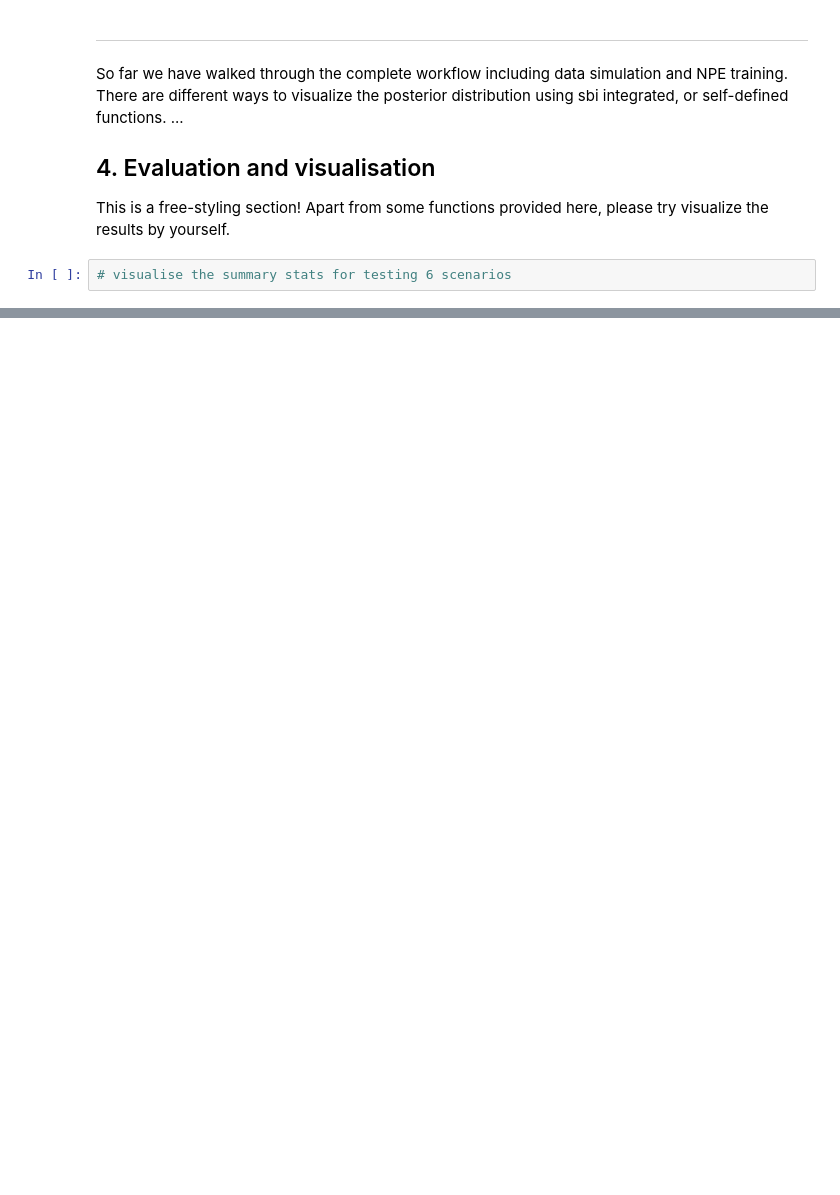
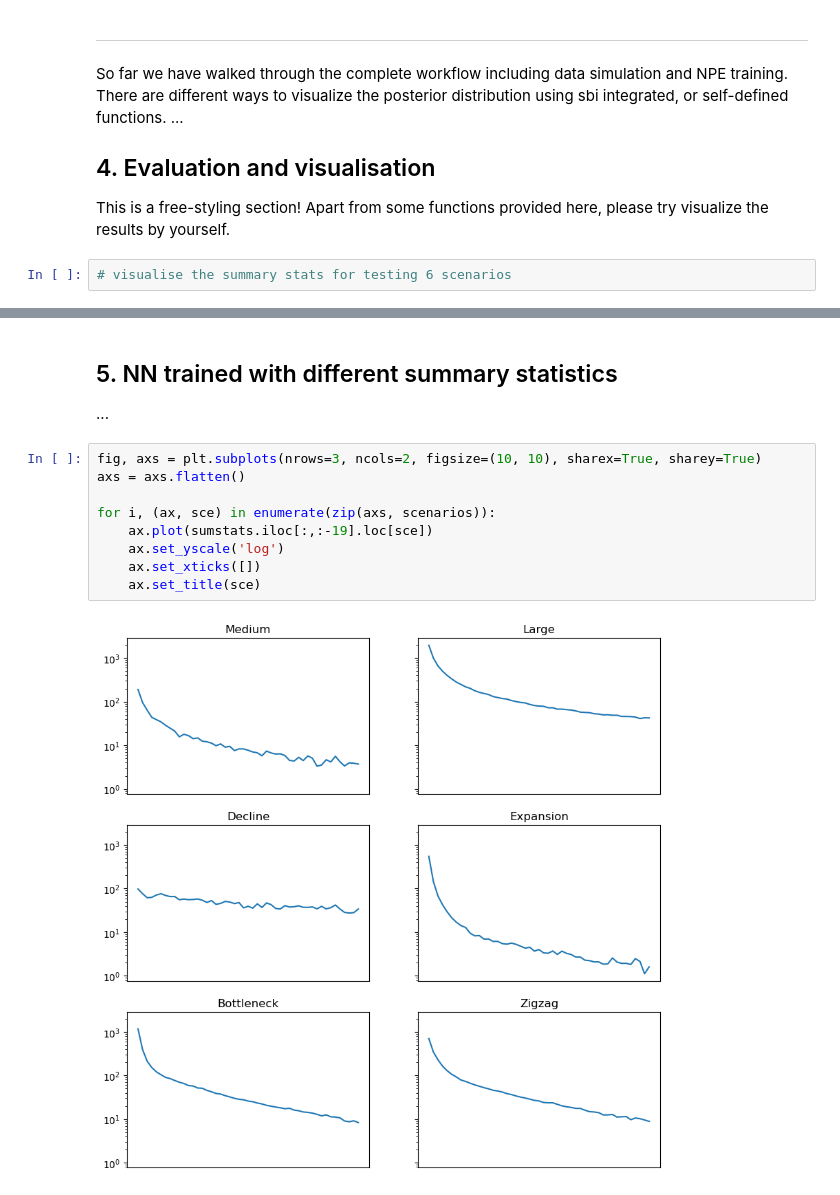
Before and after one commit to ningyuxin1999/InferDemo_SBI_Snakemake, a Jupyter notebook: sbi_snakemake.ipynb, the cells around one changed output, grey strips where cells are left out. Drawn from its saved outputs; the diff is of its cells as text; blank space fills up the shorter version.

```diff
--- a/sbi_snakemake.ipynb
+++ b/sbi_snakemake.ipynb
@@ -548,0 +615,15 @@ This is a free-styling section! Apart from some functions provided here, please
+# %% [markdown]
+## 5. NN trained with different summary statistics
+
+...
+# %%
+fig, axs = plt.subplots(nrows=3, ncols=2, figsize=(10, 10), sharex=True, sharey=True)
+axs = axs.flatten()
+
+for i, (ax, sce) in enumerate(zip(axs, scenarios)):
+    ax.plot(sumstats.iloc[:,:-19].loc[sce])
+    ax.set_yscale('log')
+    ax.set_xticks([])
+    ax.set_title(sce)
+# %% [output]
+[figure, added]
```
Also changed, not shown: parts of 12 cells of this notebook, 7 other files.
